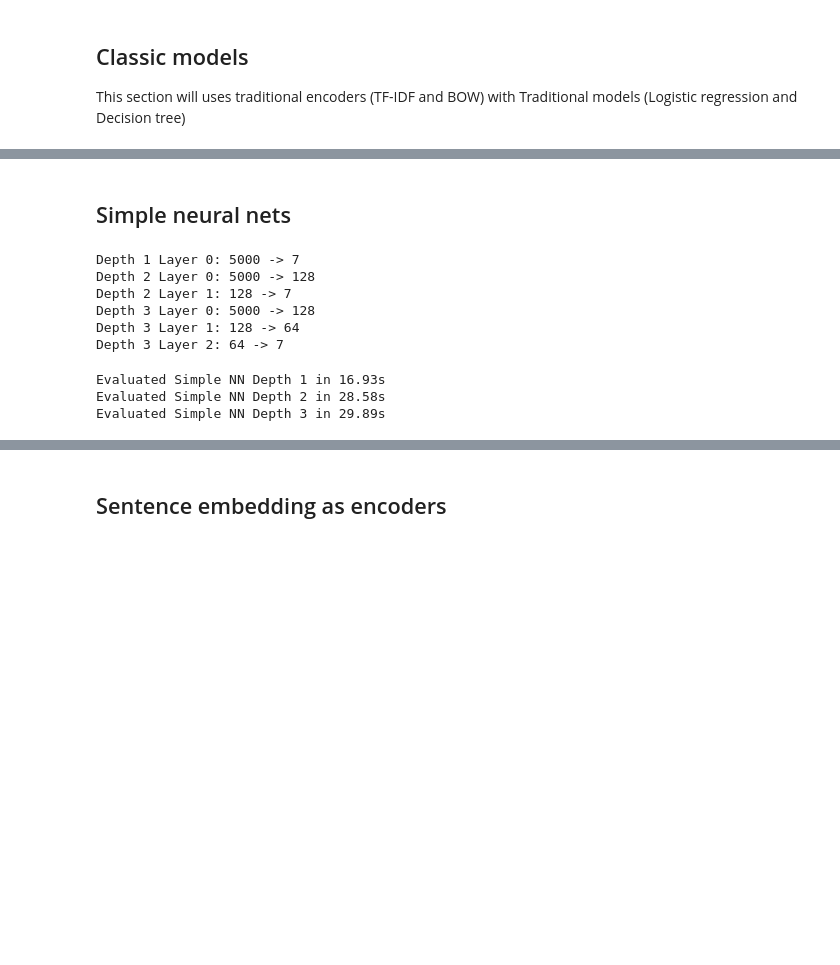
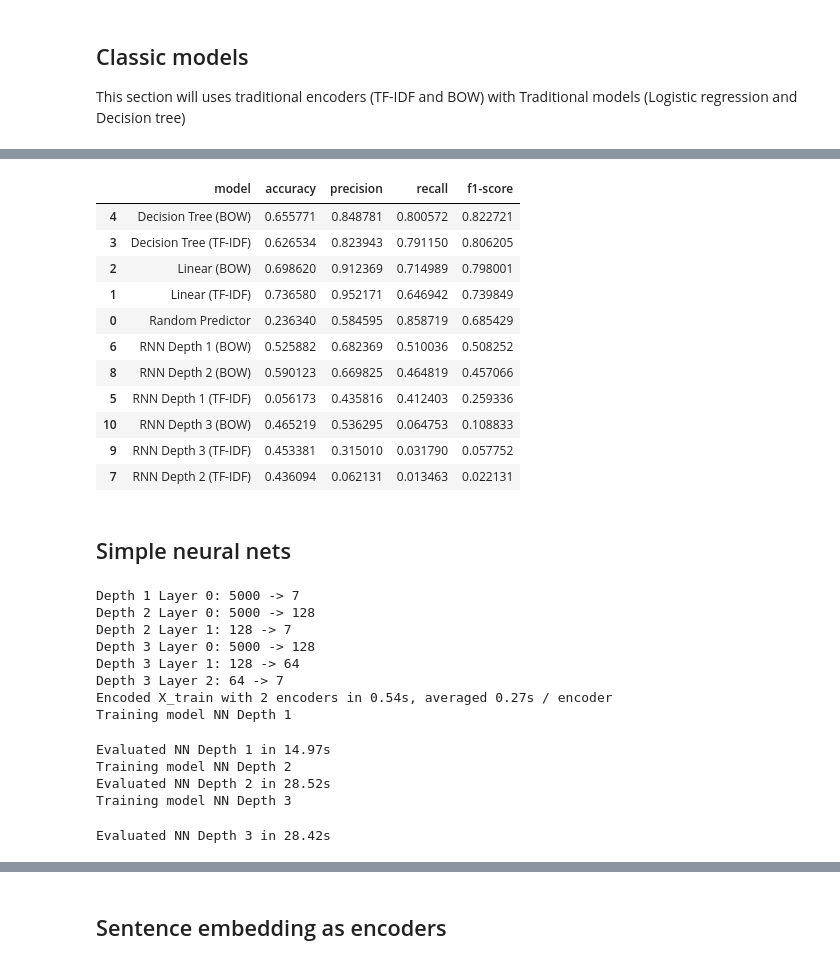
Before and after one commit to NgocMinhUniversityProjects/BTL-NLP, a Jupyter notebook: depressive-suicidal-analysis/main.ipynb, the cells around one changed output, grey strips where cells are left out. Saved outputs shown, nothing was run; the diff lists cells and outputs as text; code cells hidden in the pictures; blank space fills up the shorter version.

```diff
--- a/depressive-suicidal-analysis/main.ipynb
+++ b/depressive-suicidal-analysis/main.ipynb
@@ -348,3 +509,18 @@ display(score_df.sort_values(by="f1-score", ascending=False))
+# %%
+display(score_df.sort_values(by="f1-score", ascending=False))
+# %% [output]
+|  | model | accuracy | precision | recall | f1-score |
+| 4 | Decision Tree (BOW) | 0.655771 | 0.848781 | 0.800572 | 0.822721 |
+| 3 | Decision Tree (TF-IDF) | 0.626534 | 0.823943 | 0.791150 | 0.806205 |
+| 2 | Linear (BOW) | 0.698620 | 0.912369 | 0.714989 | 0.798001 |
+| 1 | Linear (TF-IDF) | 0.736580 | 0.952171 | 0.646942 | 0.739849 |
+| 0 | Random Predictor | 0.236340 | 0.584595 | 0.858719 | 0.685429 |
+| 6 | RNN Depth 1 (BOW) | 0.525882 | 0.682369 | 0.510036 | 0.508252 |
+| 8 | RNN Depth 2 (BOW) | 0.590123 | 0.669825 | 0.464819 | 0.457066 |
+| 5 | RNN Depth 1 (TF-IDF) | 0.056173 | 0.435816 | 0.412403 | 0.259336 |
+| 10 | RNN Depth 3 (BOW) | 0.465219 | 0.536295 | 0.064753 | 0.108833 |
+| 9 | RNN Depth 3 (TF-IDF) | 0.453381 | 0.315010 | 0.031790 | 0.057752 |
+| 7 | RNN Depth 2 (TF-IDF) | 0.436094 | 0.062131 | 0.013463 | 0.022131 |
 # %% [markdown]
 ## Simple neural nets
 # %%
@@ -356,7 +532,7 @@ import scipy.sparse as sp
 MAX_HIDDEN_SIZE = 128
 
 # Wrapper to give a sklearn-like `fit`/`predict` interface to PyTorch models
-def make_sklearn_wrapper(depth : int, in_dim = N_FEAT, out_dim = 7, epochs=5, batch_size=32, lr=1e-3):
+def make_nn_model(depth : int, in_dim = N_FEAT, out_dim = 7, epochs=5, batch_size=32, lr=1e-3):
     class Wrapper:
         def __init__(self):
             layers = []
@@ -412,15 +588,15 @@ def make_sklearn_wrapper(depth : int, in_dim = N_FEAT, out_dim = 7, epochs=5, ba
 
     return Wrapper()
 
-# Create simple NN wrappers by depth
-nn_model_depth1 = make_sklearn_wrapper(depth=1)
-nn_model_depth2 = make_sklearn_wrapper(depth=2)
-nn_model_depth3 = make_sklearn_wrapper(depth=3)
+# Create NN wrappers by depth
+nn_model_depth1 = make_nn_model(depth=1)
+nn_model_depth2 = make_nn_model(depth=2)
+nn_model_depth3 = make_nn_model(depth=3)
 
 models_to_use = [
-    ("Simple NN Depth 1", nn_model_depth1),
-    ("Simple NN Depth 2", nn_model_depth2),
-    ("Simple NN Depth 3", nn_model_depth3),
+    ("NN Depth 1", nn_model_depth1),
+    ("NN Depth 2", nn_model_depth2),
+    ("NN Depth 3", nn_model_depth3),
 ]
 
 train_and_test(
@@ -443,9 +619,13 @@ Depth 2 Layer 1: 128 -> 7
 Depth 3 Layer 0: 5000 -> 128
 Depth 3 Layer 1: 128 -> 64
 Depth 3 Layer 2: 64 -> 7
+Encoded X_train with 2 encoders in 0.54s, averaged 0.27s / encoder
+Training model NN Depth 1
-Evaluated Simple NN Depth 1 in 16.93s
-Evaluated Simple NN Depth 2 in 28.58s
-Evaluated Simple NN Depth 3 in 29.89s
+Evaluated NN Depth 1 in 14.97s
+Training model NN Depth 2
+Evaluated NN Depth 2 in 28.52s
+Training model NN Depth 3
+Evaluated NN Depth 3 in 28.42s
 # %%
 NN_df = score_df
 NN_df = NN_df.sort_values(by="f1-score", ascending=False)
```
Also changed, not shown: parts of 39 cells of this notebook.
